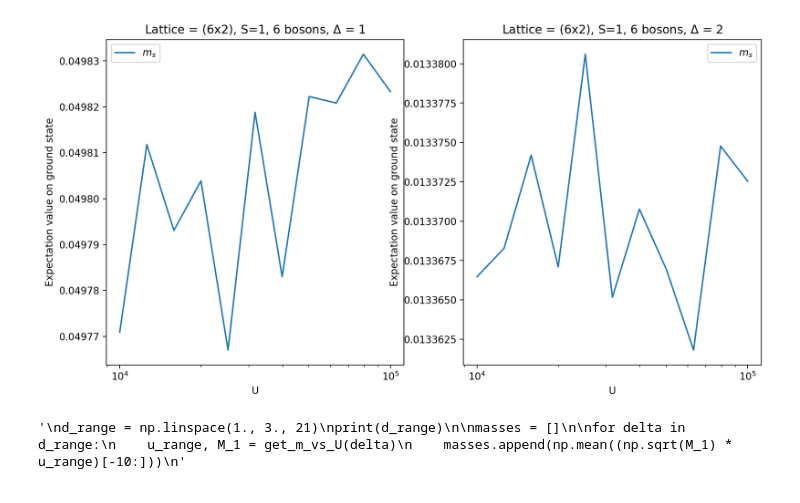
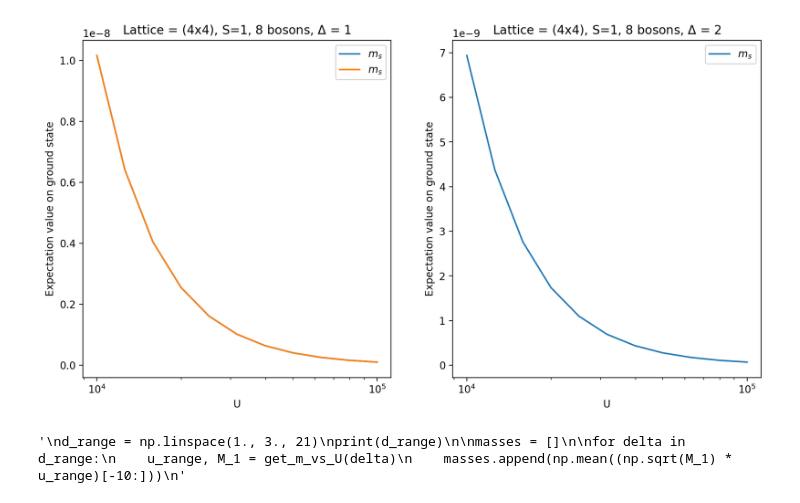
Before and after one commit to Squivit/ED_2D_square_Heisenberg, a Jupyter notebook: Spin_1/mass_calc.ipynb, the cells around one changed output. Saved outputs shown, nothing was run; the diff lists cells and outputs as text; code cells hidden in the pictures.

```diff
--- a/Spin_1/mass_calc.ipynb
+++ b/Spin_1/mass_calc.ipynb
@@ -5,12 +5,12 @@ import matplotlib.pyplot as plt
 # %%
 from lattice_mp import SpinConfiguration
 
-nx = 6
-ny = 2
+nx = 4
+ny = 4
 n = nx * ny
 
-def get_m_vs_U(_delta = 1.):
-    sc = SpinConfiguration(nx, ny, int(n/2), lowest_eignstates=1, delta=_delta, lamb=0., print_data=True)
+def get_m_vs_U(_delta = 1., _lambda = 1., S_z_tot = 0):
+    sc = SpinConfiguration(nx, ny, int(n/2) + S_z_tot, lowest_eignstates=1, delta=_delta, lamb=_lambda, print_data=False)
 
     mag = []
     _min = 4
@@ -30,11 +30,11 @@ def get_m_vs_U(_delta = 1.):
 
         for repr, ii in sc.representatives.items():
             config = sc.map_int_to_config(repr)
-            #m += np.square(np.abs(gs_state[ii])) * (np.sum(config * (config - 1))) / n
-            rotated_cfg = config * rotation_map + (1 - config) * (1 - rotation_map)
+            m += np.square(np.abs(gs_state[ii])) * np.mean(config * (config - 1))
+            #rotated_cfg = config * rotation_map + (1 - config) * (1 - rotation_map)
             #m += np.square(np.abs(gs_state[ii])) * np.mean(rotated_cfg * np.roll(rotated_cfg, (-1, 0), axis= (0,1)))
             #m += np.square(np.abs(gs_state[ii])) * np.mean(rotated_cfg * np.roll(rotated_cfg, (0, -1), axis= (0,1)))
-            m += np.square(np.abs(gs_state[ii])) * np.mean(rotated_cfg)
+            #m += np.square(np.abs(gs_state[ii])) * np.mean(rotated_cfg)
 
         mag.append(m)
 
@@ -69,32 +78,33 @@ Finding eigvals and eigvecs took: 0.0023469924926757812 s
 # %%
 fig = plt.figure(figsize = (12, 6), dpi = 200)
 plt.subplot(1, 2, 1)
+plt.plot(u_range, M_1, label=r'$m_s$')
 plt.plot(u_range, M_1, label=r'$m_s$')
 #plt.plot(u_range, M_1, label=r'$<\sum_{<ij>}n_i n_j>$')
 #plt.plot(u_range, M_1, label=r'$<n(n-1)>$')
 #plt.plot(u_range, M_1 * u_range, label=r'$U<n(n-1)>$')
 #plt.plot(u_range, np.sqrt(M_1) * u_range, label=r'$U\cdot\sqrt{<n(n-1)>}$')
 #plt.hlines(m_1, 1, 1e5, 'gray', '--')
 plt.xscale('log')
 plt.legend()
 plt.xlabel('U')
 plt.title(rf'Lattice = ({nx}x{ny}), S=1, {int(n/2)} bosons, $\Delta$ = {1}')
 plt.ylabel('Expectation value on ground state')
 plt.subplot(1, 2, 2)
 plt.plot(u_range, M_2, label=r'$m_s$')
 #plt.plot(u_range, M_2, label=r'$<\sum_{<ij>}n_i n_j>$')
 #plt.plot(u_range, M_2, label=r'$<n(n-1)>$')
 #plt.plot(u_range, M_2 * u_range, label=r'$U<n(n-1)>$')
 #plt.plot(u_range, np.sqrt(M_2) * u_range, label=r'$U\cdot\sqrt{<n(n-1)>}$')
 #plt.hlines(m_2, 1, 1e5, 'gray', '--')
 plt.xscale('log')
 plt.legend()
 plt.xlabel('U')
 plt.title(rf'Lattice = ({nx}x{ny}), S=1, {int(n/2)} bosons, $\Delta$ = {2}')
 plt.ylabel('Expectation value on ground state')
 plt.show()
 # %% [output]
-[figure, old version]
+[figure, new version]
 # %%
 """
 d_range = np.linspace(1., 3., 21)
```
Also changed, not shown: parts of 2 cells of this notebook, 37 other files.
